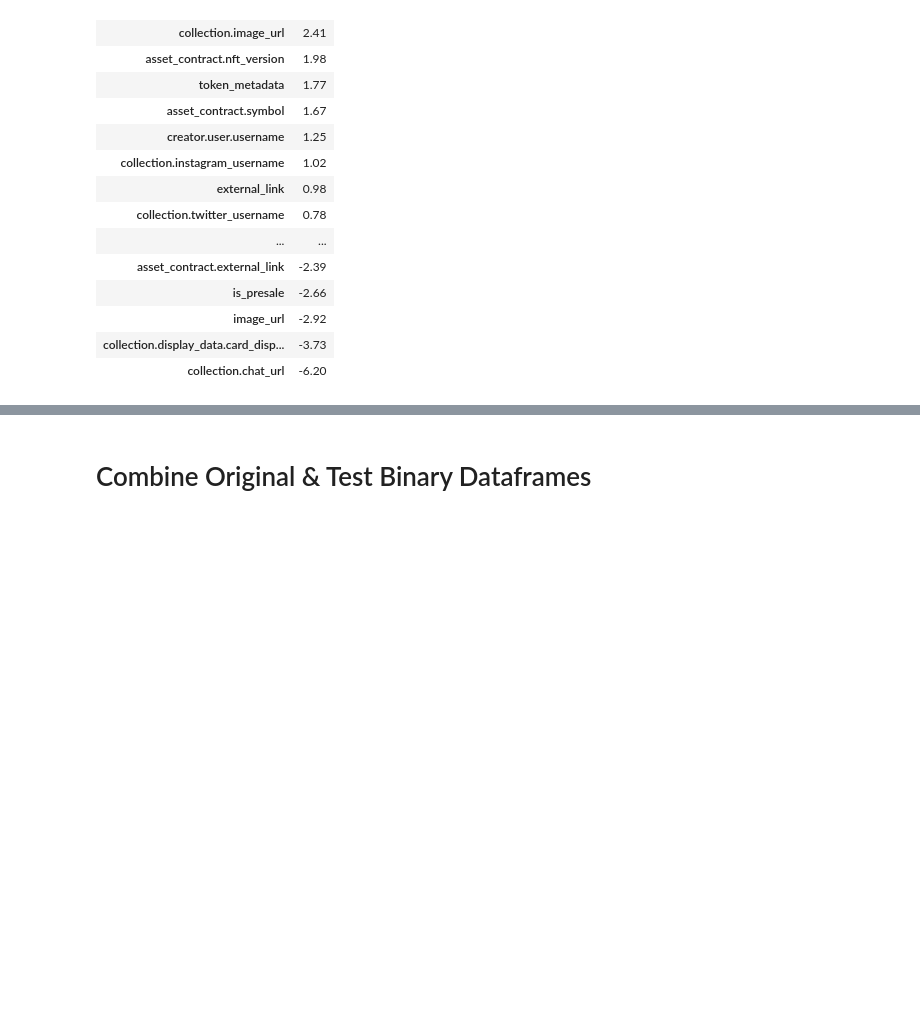
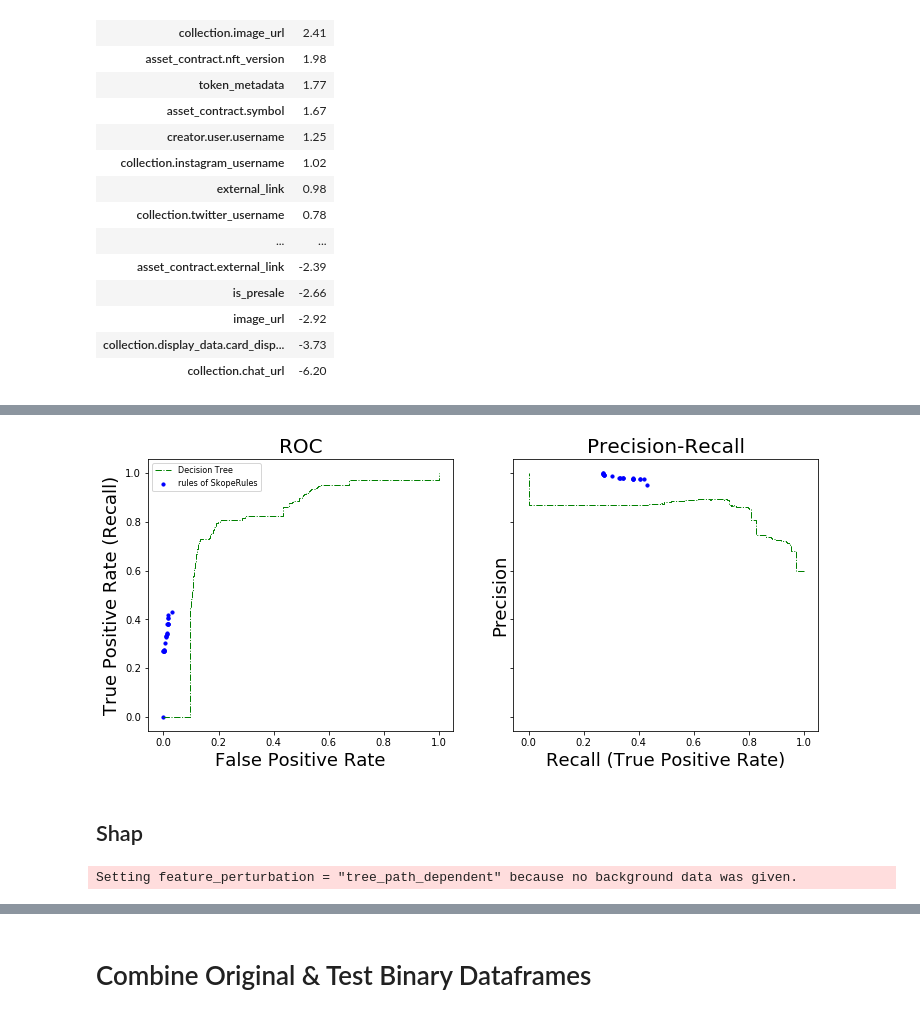
Before and after one commit to shawnjohnsamuel/nft-sale-prediction, a Jupyter notebook: notebooks/4_model.ipynb, the cells around one changed output, grey strips where cells are left out. Cells and saved outputs as stored; diff of their text form; code cells hidden in the pictures; blank space fills up the shorter version.

Commit message:
added Skope and Shap for feature analysis

```diff
--- a/notebooks/4_model.ipynb
+++ b/notebooks/4_model.ipynb
@@ -1143,0 +1143,3 @@ pd.DataFrame.from_dict(coef_dict, orient='index', columns=['coef']).sort_values(
+# %%
+sr = SkopeRules(feature_names=X.columns, max_depth=None, random_state=SEED, verbose=2)
+sr.fit(X,y)
@@ -1143,0 +1233,37 @@ pd.DataFrame.from_dict(coef_dict, orient='index', columns=['coef']).sort_values(
+# %%
+scoring = sr.score_top_rules(X_test_new)
+
+curves = [roc_curve, precision_recall_curve]
+xlabels = ['False Positive Rate', 'Recall (True Positive Rate)']
+ylabels = ['True Positive Rate (Recall)', 'Precision']
+
+
+fig, axes = plt.subplots(1, 2, figsize=(12, 5),
+                         sharex=True, sharey=True)
+
+ax = axes[0]
+fpr, tpr, _ = roc_curve(y_test_new, scoring)
+fpr_rf, tpr_rf, _ = roc_curve(y_test_new, scoring_dt)
+ax.scatter(fpr[:-1], tpr[:-1], c='b', s=10, label="rules of SkopeRules")
+ax.step(fpr_dt, tpr_dt, linestyle='-.', c='g', lw=1, where='post',
+        label="Decision Tree")
+ax.set_title("ROC", fontsize=20)
+ax.legend(loc='upper left', fontsize=8)
+ax.set_xlabel('False Positive Rate', fontsize=18)
+ax.set_ylabel('True Positive Rate (Recall)', fontsize=18)
+
+ax = axes[1]
+precision, recall, _ = precision_recall_curve(y_test_new, scoring)
+precision_dt, recall_dt, _ = precision_recall_curve(y_test_new, scoring_dt)
+ax.scatter(recall[1:-1], precision[1:-1], c='b', s=10,
+           label="rules of SkopeRules")
+ax.step(recall_dt, precision_dt, linestyle='-.', c='g', lw=1, where='post',
+        label="Decision Tree")
+ax.set_title("Precision-Recall", fontsize=20)
+ax.set_xlabel('Recall (True Positive Rate)', fontsize=18)
+ax.set_ylabel('Precision', fontsize=18)
+plt.show()
+# %% [output]
+[figure, added]
+# %% [markdown]
+## Shap
@@ -1143,0 +1272,4 @@ pd.DataFrame.from_dict(coef_dict, orient='index', columns=['coef']).sort_values(
+# %%
+explainer = shap.TreeExplainer(dt3)
+# %% [output]
+Setting feature_perturbation = "tree_path_dependent" because no background data was given.
```
Also changed, not shown: parts of 18 cells of this notebook.
